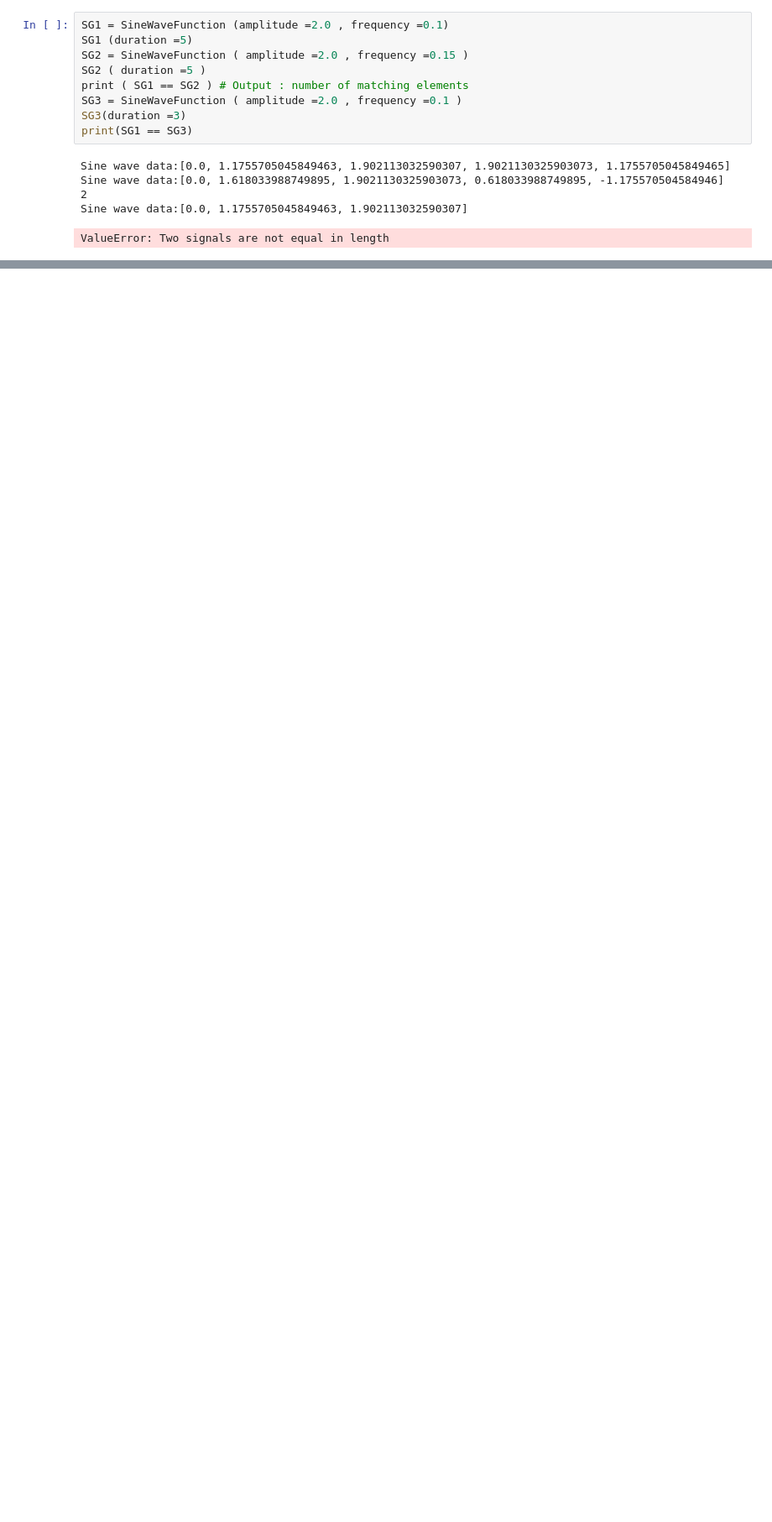
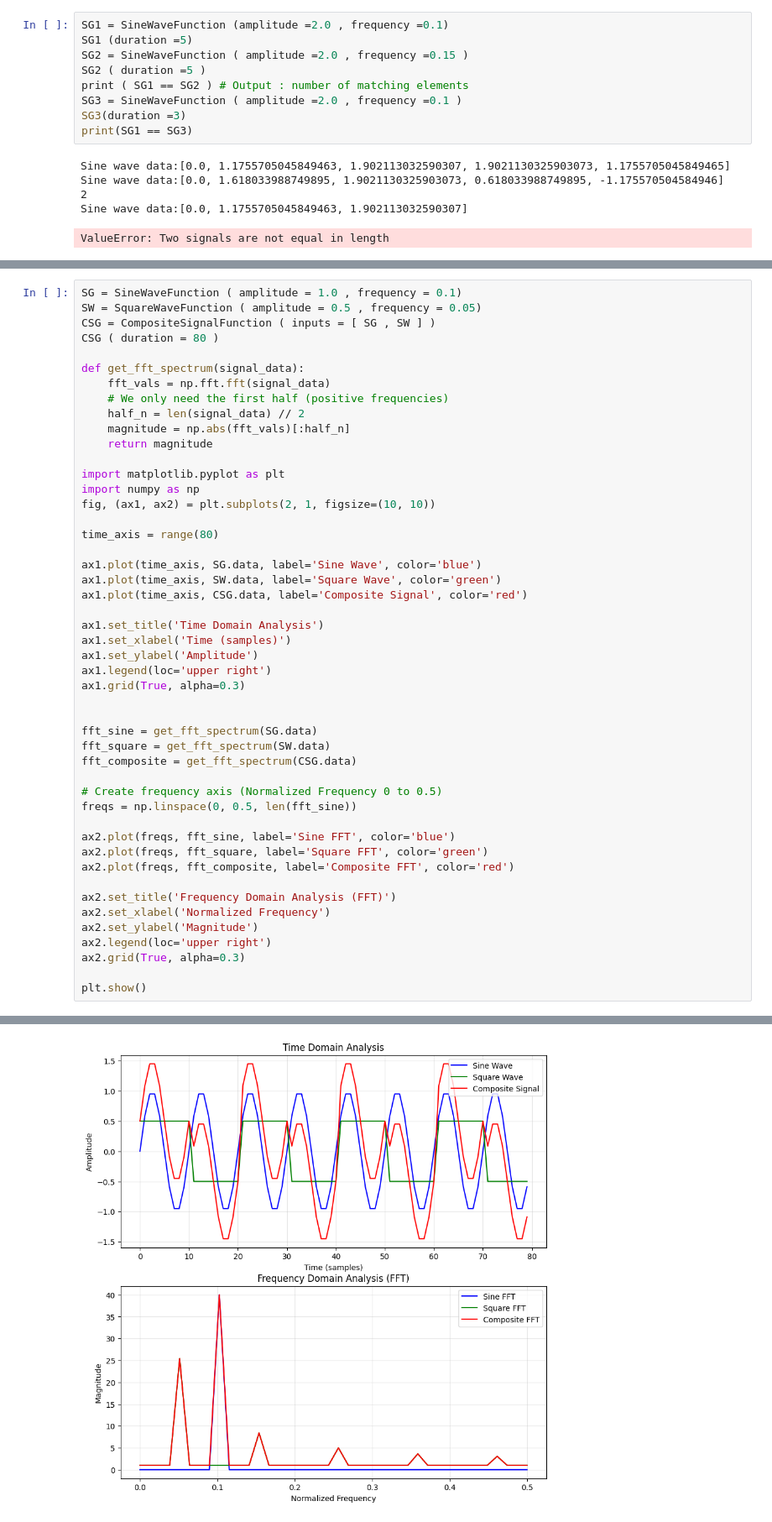
Before and after one commit to RaportRekai/ECE-60146-DeepLearning, a Jupyter notebook: Homework_1.ipynb, the cells around one changed output, grey strips where cells are left out. Shown at 84% size. Cells and saved outputs as stored; diff of their text form; blank space fills up the shorter version.

```diff
--- a/Homework_1.ipynb
+++ b/Homework_1.ipynb
@@ -318,0 +363,49 @@ ValueError: Two signals are not equal in length
+# %%
+SG = SineWaveFunction ( amplitude = 1.0 , frequency = 0.1)
+SW = SquareWaveFunction ( amplitude = 0.5 , frequency = 0.05)
+CSG = CompositeSignalFunction ( inputs = [ SG , SW ] )
+CSG ( duration = 80 )
+
+def get_fft_spectrum(signal_data):
+    fft_vals = np.fft.fft(signal_data)
+    # We only need the first half (positive frequencies)
+    half_n = len(signal_data) // 2
+    magnitude = np.abs(fft_vals)[:half_n]
+    return magnitude
+
+import matplotlib.pyplot as plt
+import numpy as np
+fig, (ax1, ax2) = plt.subplots(2, 1, figsize=(10, 10))
+
+time_axis = range(80)
+
+ax1.plot(time_axis, SG.data, label='Sine Wave', color='blue')
+ax1.plot(time_axis, SW.data, label='Square Wave', color='green')
+ax1.plot(time_axis, CSG.data, label='Composite Signal', color='red')
+
+ax1.set_title('Time Domain Analysis')
+ax1.set_xlabel('Time (samples)')
+ax1.set_ylabel('Amplitude')
+ax1.legend(loc='upper right')
+ax1.grid(True, alpha=0.3)
+
+
+fft_sine = get_fft_spectrum(SG.data)
+fft_square = get_fft_spectrum(SW.data)
+fft_composite = get_fft_spectrum(CSG.data)
+
+# Create frequency axis (Normalized Frequency 0 to 0.5)
+freqs = np.linspace(0, 0.5, len(fft_sine))
+
+ax2.plot(freqs, fft_sine, label='Sine FFT', color='blue')
+ax2.plot(freqs, fft_square, label='Square FFT', color='green')
+ax2.plot(freqs, fft_composite, label='Composite FFT', color='red')
+
+ax2.set_title('Frequency Domain Analysis (FFT)')
+ax2.set_xlabel('Normalized Frequency')
+ax2.set_ylabel('Magnitude')
+ax2.legend(loc='upper right')
+ax2.grid(True, alpha=0.3)
+
+plt.show()
+# %% [output]
@@ -318,0 +416 @@ ValueError: Two signals are not equal in length
+[figure, added]
```
Also changed, not shown: parts of 11 cells of this notebook.
